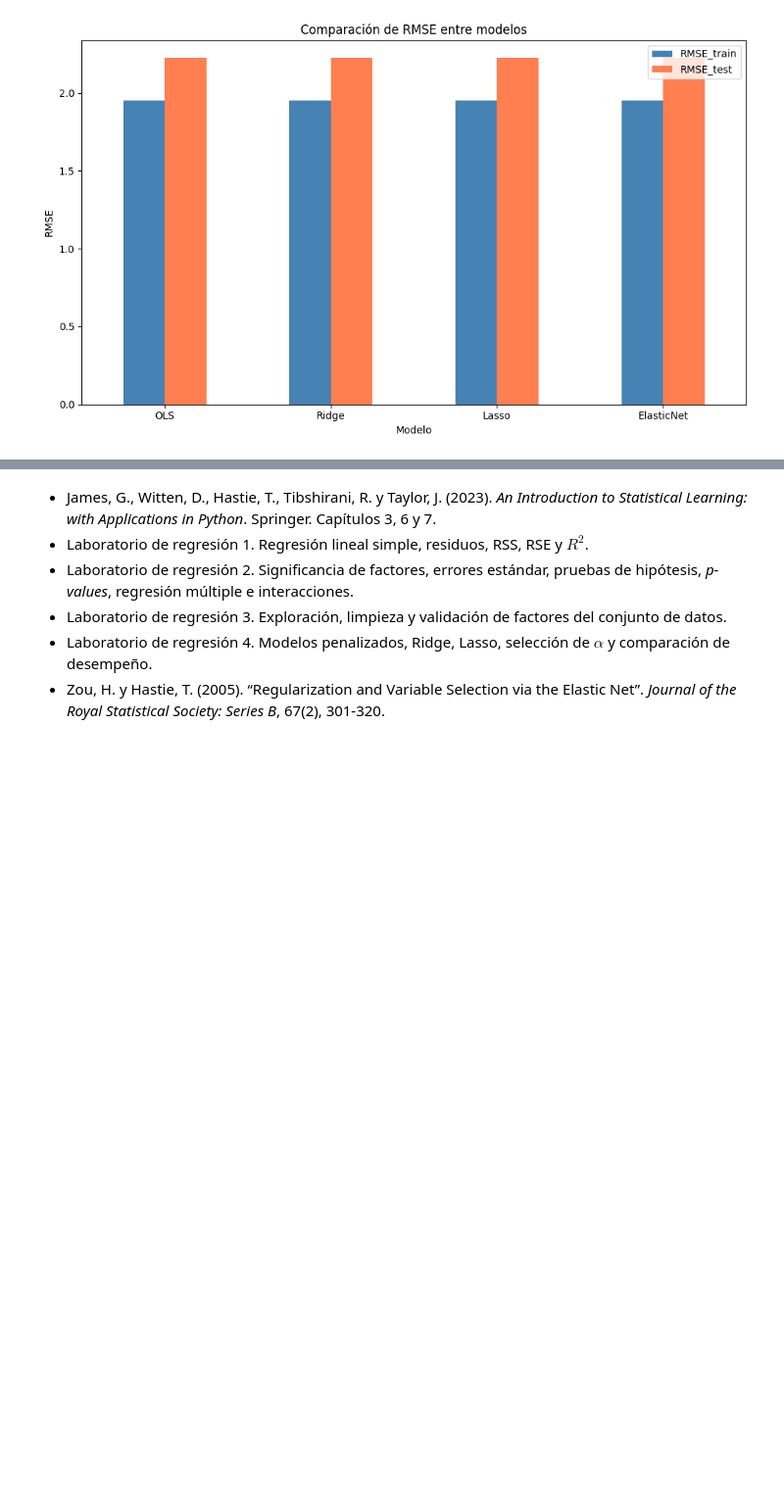
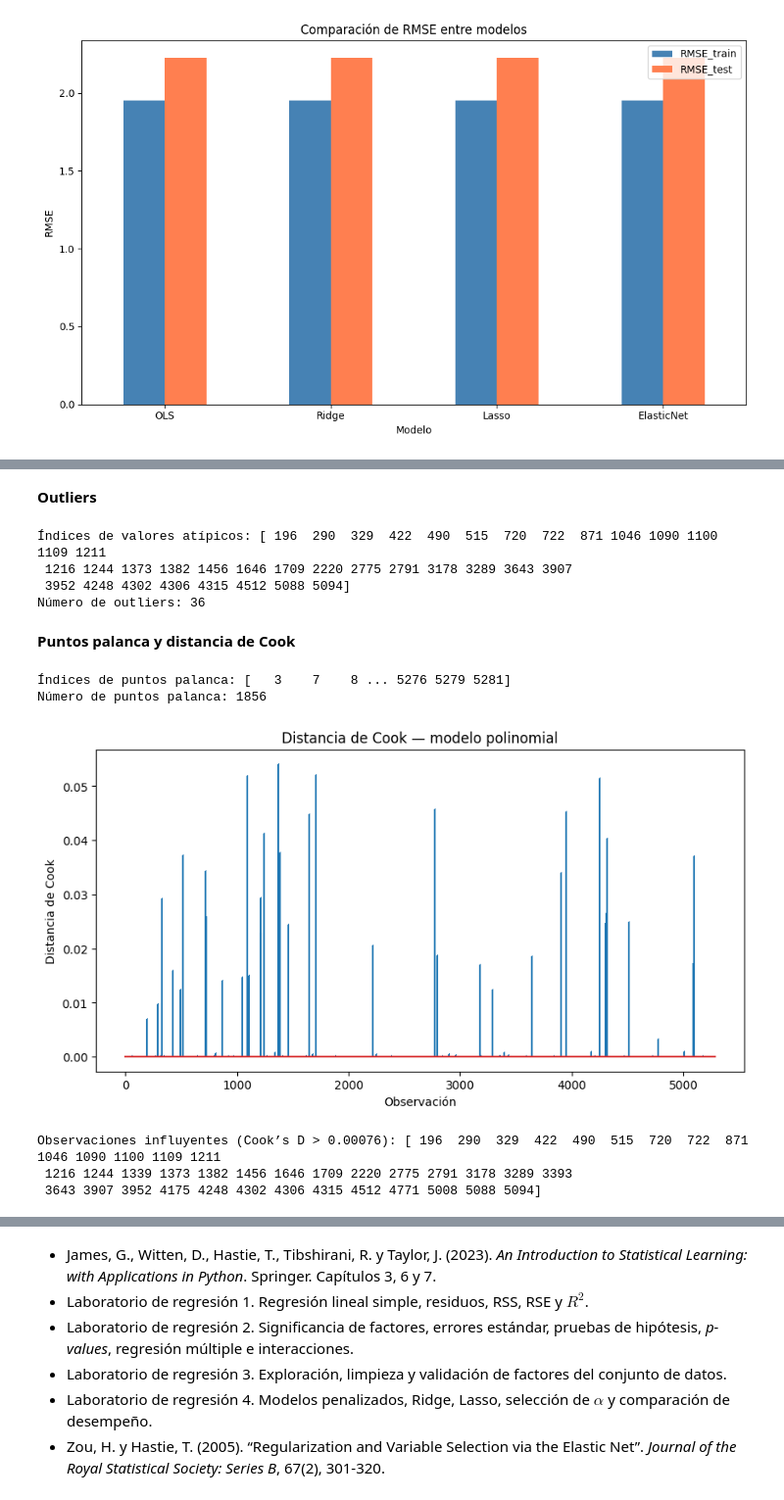
Before and after one commit to juanmoranerre/student-performance-regression, a Jupyter notebook: Proyecto_01.ipynb, the cells around one changed output, grey strips where cells are left out. Shown at 98% size. Drawn from its saved outputs; the diff is of its cells as text; code cells hidden in the pictures; blank space fills up the shorter version.

```diff
--- a/Proyecto_01.ipynb
+++ b/Proyecto_01.ipynb
@@ -465,0 +396,11 @@ from sklearn.model_selection import GridSearchCV
+# %%
+df.loc[~df['Attendance'].between(0, 100), 'Attendance'] = pd.NA
+df.loc[~df['Exam_Score'].between(0, 100), 'Exam_Score'] = pd.NA
+df = df.dropna(subset=['Exam_Score']).reset_index(drop=True)
+
+num_cols = df.select_dtypes(include='number').columns
+cat_cols = df.select_dtypes(exclude='number').columns
+df[num_cols] = df[num_cols].fillna(df[num_cols].median())
+df[cat_cols] = df[cat_cols].fillna(df[cat_cols].mode().iloc[0])
+
+print(df.isna().sum())
@@ -972,0 +1042,60 @@ Las magnitudes de los coeficientes presentan valores uniformes (±0.5, ±1.0) y
+# %% [markdown]
+**Outliers**
+# %%
+sigma_pol = np.std(model_pol.resid)
+
+outliers_pol = np.where(
+    np.abs(model_pol.resid) / sigma_pol >= 3
+)[0]
+
+print(f'Índices de valores atípicos: {outliers_pol}')
+print(f'Número de outliers: {len(outliers_pol)}')
+# %% [output]
+Índices de valores atípicos: [ 196  290  329  422  490  515  720  722  871 1046 1090 1100 1109 1211
+ 1216 1244 1373 1382 1456 1646 1709 2220 2775 2791 3178 3289 3643 3907
+ 3952 4248 4302 4306 4315 4512 5088 5094]
+Número de outliers: 36
+# %% [markdown]
+**Puntos palanca y distancia de Cook**
+# %%
+influence_pol = model_pol.get_influence()
+
+leverage_pol = influence_pol.hat_matrix_diag
+p_pol = X_train_pol_const.shape[1]
+n_pol = X_train_pol_const.shape[0]
+
+leverage_threshold_pol = (p_pol + 1) / n_pol
+
+high_leverage_pol = np.where(
+    leverage_pol >= leverage_threshold_pol
+)[0]
+
+print(f'Índices de puntos palanca: {high_leverage_pol}')
+print(f'Número de puntos palanca: {len(high_leverage_pol)}')
+
+cooks_pol = influence_pol.cooks_distance[0]
+
+plt.figure(figsize=(10, 5))
+plt.stem(np.arange(len(cooks_pol)), cooks_pol, markerfmt=',')
+plt.xlabel('Observación')
+plt.ylabel("Distancia de Cook")
+plt.title('Distancia de Cook — modelo polinomial')
+plt.show()
+
+umbral_cook_pol = 4 / n_pol
+
+influyentes_pol = np.where(
+    cooks_pol > umbral_cook_pol
+)[0]
+
+print(
+    'Observaciones influyentes '
+    f'(Cook’s D > {umbral_cook_pol:.5f}): {influyentes_pol}'
+)
+# %% [output]
+Índices de puntos palanca: [   3    7    8 ... 5276 5279 5281]
+Número de puntos palanca: 1856
+[figure, added]
+Observaciones influyentes (Cook’s D > 0.00076): [ 196  290  329  422  490  515  720  722  871 1046 1090 1100 1109 1211
+ 1216 1244 1339 1373 1382 1456 1646 1709 2220 2775 2791 3178 3289 3393
+ 3643 3907 3952 4175 4248 4302 4306 4315 4512 4771 5008 5088 5094]
```
Also changed, not shown: parts of 126 cells of this notebook, 5 other files.
